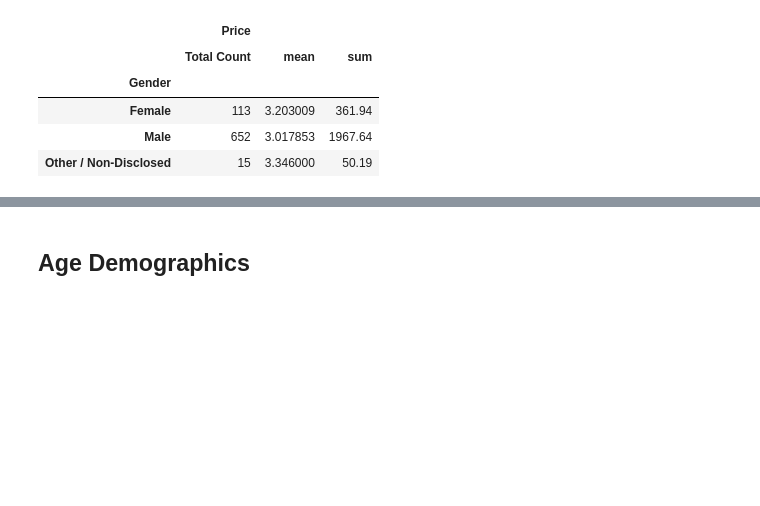
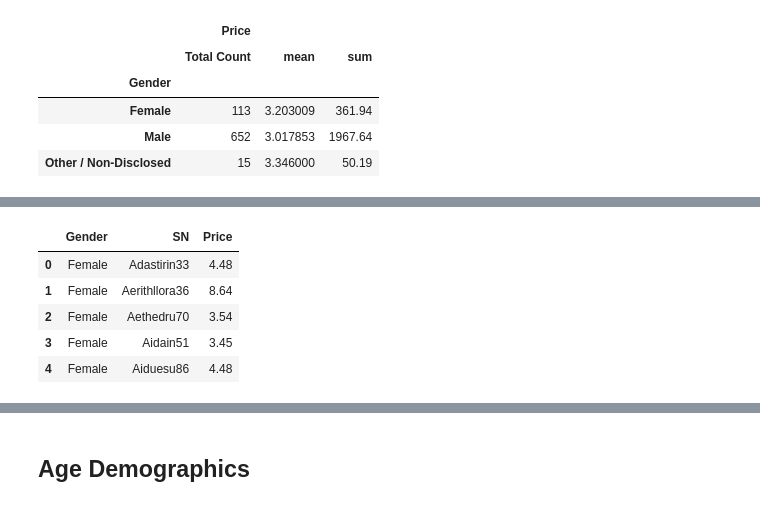
Before and after one commit to maylacdao/pandas-heroes-of-pymoli-analysis, a Jupyter notebook: analysis/HeroesOfPymoli_starter.ipynb, the cells around one changed output, grey strips where cells are left out. Saved outputs shown, nothing was run; the diff lists cells and outputs as text; code cells hidden in the pictures; blank space fills up the shorter version.

```diff
--- a/analysis/HeroesOfPymoli_starter.ipynb
+++ b/analysis/HeroesOfPymoli_starter.ipynb
@@ -221 +208,11 @@ df
+# %%
+grouped = pd.DataFrame(renamed_data['Price'].groupby([renamed_data['Gender'], renamed_data['SN']]).sum()).reset_index()
+grouped.head()
+# %% [output]
+|  | Gender | SN | Price |
+| 0 | Female | Adastirin33 | 4.48 |
+| 1 | Female | Aerithllora36 | 8.64 |
+| 2 | Female | Aethedru70 | 3.54 |
+| 3 | Female | Aidain51 | 3.45 |
+| 4 | Female | Aiduesu86 | 4.48 |
 # %%
```
Also changed, not shown: parts of 6 cells of this notebook.
